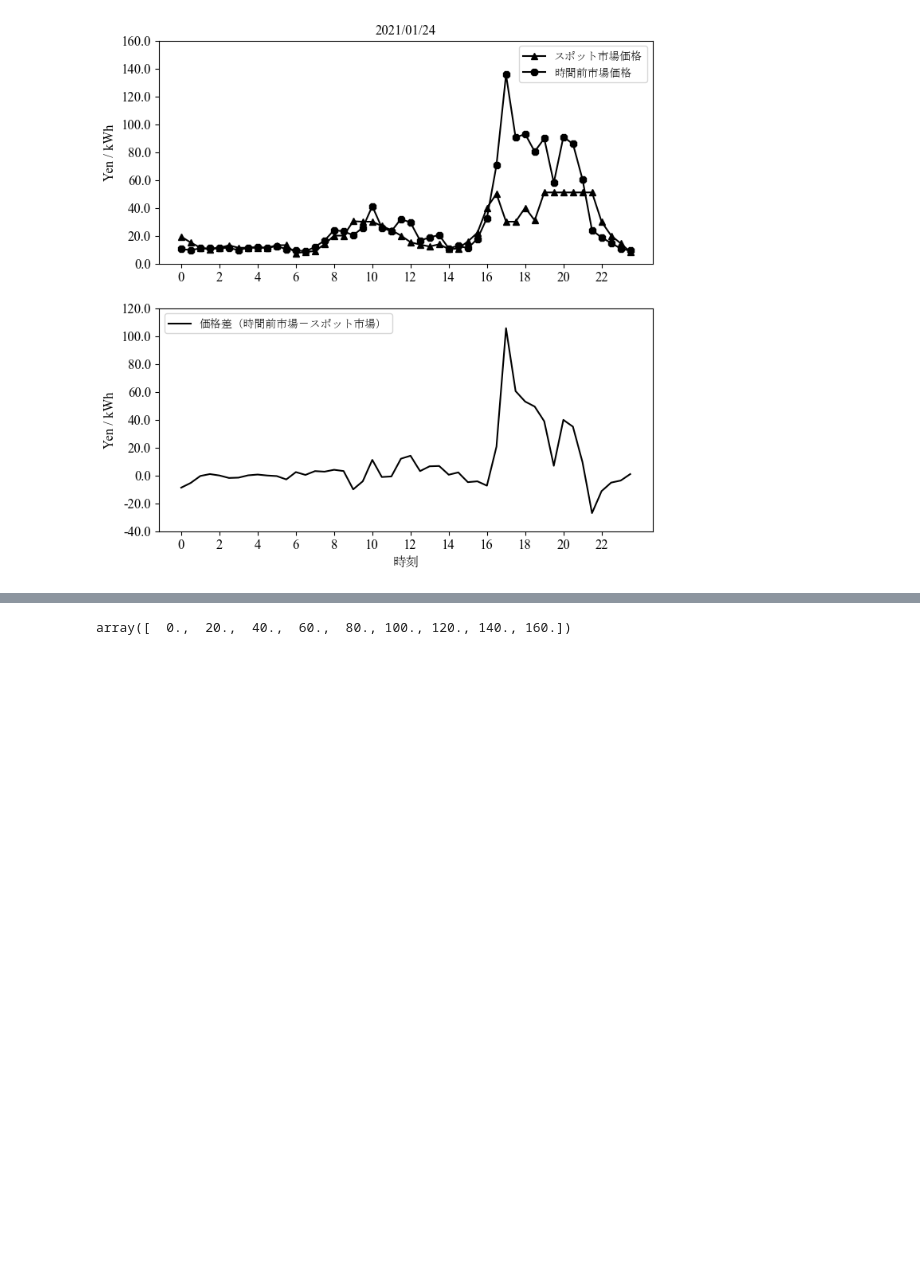
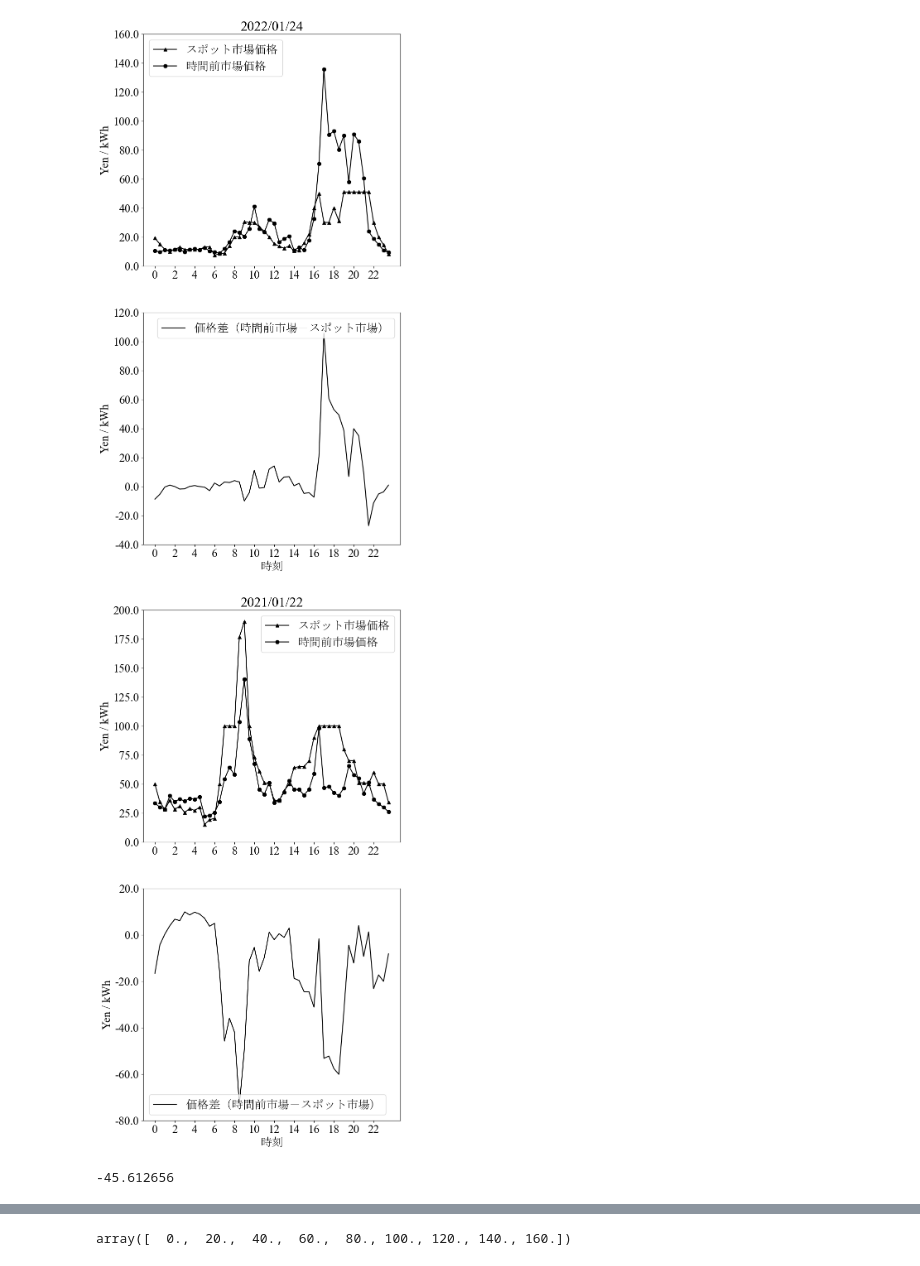
Before and after one commit to kurisk17/programwindows, a Jupyter notebook: 描画Windows/価格差確認.ipynb, the cells around one changed output, grey strips where cells are left out. Cells and saved outputs as stored; diff of their text form; code cells hidden in the pictures; blank space fills up the shorter version.

```diff
--- a/描画Windows/価格差確認.ipynb
+++ b/描画Windows/価格差確認.ipynb
@@ -63,7 +26,54 @@ cols = ['DateTime', 'intra_price(円/kWh)', 'spot_price(円/kWh)',
 df_select = df_king[cols].dropna()
 df_up = df_select[df_select['DateTime'].dt.date ==dt.date(2021,1,24)]
 df_down = df_select[df_select['DateTime'].dt.date ==dt.date(2021,1,22)]
-# %%
-Plot_kakakusaday(df_up,'up_gap','2021/01/24')
-# %% [output]
-[figure, removed]
+# %%
+def Plot_kakakusaday(df,name,title):
+    plt.rcParams['font.size']=20
+
+    spot = df[ 'spot_price(円/kWh)'].values
+    intra = df[ 'intra_price(円/kWh)'].values
+    gap = df['gap_price[intra-spot](円/kWh)'].values
+    xvalues= np.array(range(0,48))/2
+    x_tick = np.array(xvalues[::4],dtype=(int))
+
+    fig = plt.figure(figsize=(8,16))
+    ax1 = fig.add_subplot(2,1,1)
+    plt.title(title,fontname='Times New Roman')
+    ax2 = fig.add_subplot(2,1,2)
+
+    ax1.plot(xvalues,spot,label= 'スポット市場価格',marker ='^',color ='black')
+    ax1.plot(xvalues,intra,label = '時間前市場価格',marker ='8',color ='black')
+    ax1.legend(prop ={'family':'MS Mincho'})
+    ax1.set_xticks(x_tick)
+    ax1.set_yticks(ax1.get_yticks())
+    ax1.set_xticklabels(x_tick,fontname='Times New Roman')
+    ax1.set_yticklabels(ax1.get_yticks(),fontname='Times New Roman')
+
+
+    ax2.plot(xvalues,gap,label= '価格差（時間前市場－スポット市場）',color ='black')
+    ax2.legend(prop ={'family':'MS Mincho'})
+    ax2.set_xticks(x_tick)
+    ax2.set_yticks(ax2.get_yticks())
+    ax2.set_xticklabels(x_tick,fontname='Times New Roman')
+    ax2.set_yticklabels(ax2.get_yticks(),fontname='Times New Roman')
+
+    ax2.set_xlabel('時刻',fontname='MS Mincho')
+
+    ax1.set_ylabel('Yen / kWh',fontname='Times New Roman')
+    ax2.set_ylabel('Yen / kWh',fontname='Times New Roman')
+
+    plt.savefig(f'../../../卒論関連書類/画像/3章画像/分析結果画像/価格差つく日/{name}.png',dpi=500)
+    plt.show()
+# %%
+df_up = df_select[df_select['DateTime'].dt.date ==dt.date(2021,1,24)]
+df_down = df_select[df_select['DateTime'].dt.date ==dt.date(2021,1,22)]
+
+Plot_kakakusaday(df_up,'up_gap','2022/01/24')
+Plot_kakakusaday(df_down,'down_gap','2021/01/22')
+# %% [output]
+[figure, added]
+[figure, added]
+# %%
+np.percentile(df_select['gap_price[intra-spot](円/kWh)'].values,0.01)
+# %% [output]
+-45.612656
```
Also changed, not shown: parts of 9 cells of this notebook, 5 other files.
